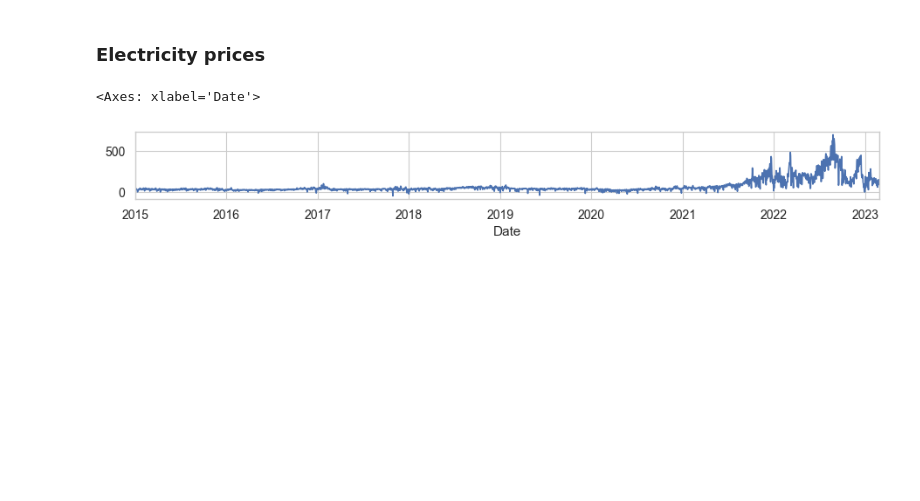
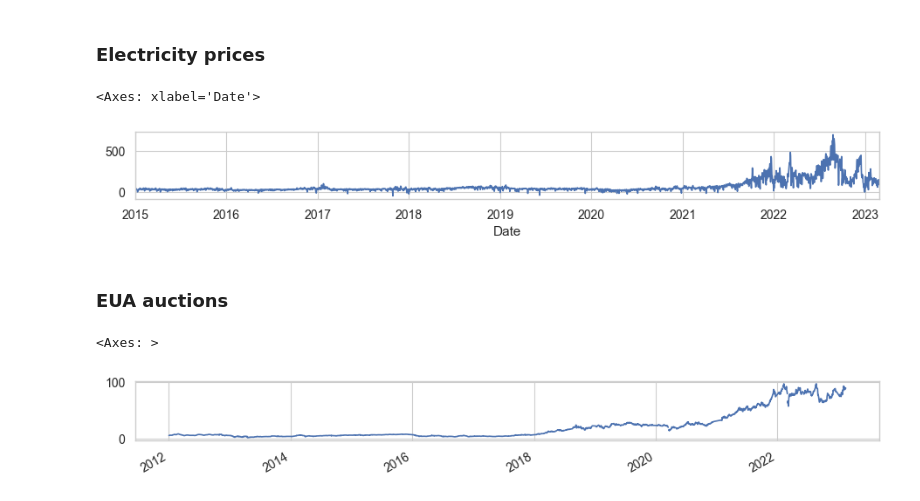
Before and after one commit to f-linus/natural_gas_consumption_modelling, a Jupyter notebook: notebooks/data_analysis/001 Data loading module test.ipynb, the cells around one changed output. Drawn from its saved outputs; the diff is of its cells as text; code cells hidden in the pictures; blank space fills up the shorter version.

Commit message:
Added EUA auctions data loading module

```diff
--- a/notebooks/data_analysis/001 Data loading module test.ipynb
+++ b/notebooks/data_analysis/001 Data loading module test.ipynb
@@ -38,3 +38,10 @@ ingestion.read_electricity_prices().plot(figsize=(11, 1))
 # %% [output]
 <Axes: xlabel='Date'>
 [figure]
+# %% [markdown]
+### EUA auctions
+# %%
+ingestion.read_eua_auctions().plot(figsize=(11, 1))
+# %% [output]
+<Axes: >
+[figure, added]
```
Also changed, not shown: 1 other file.
